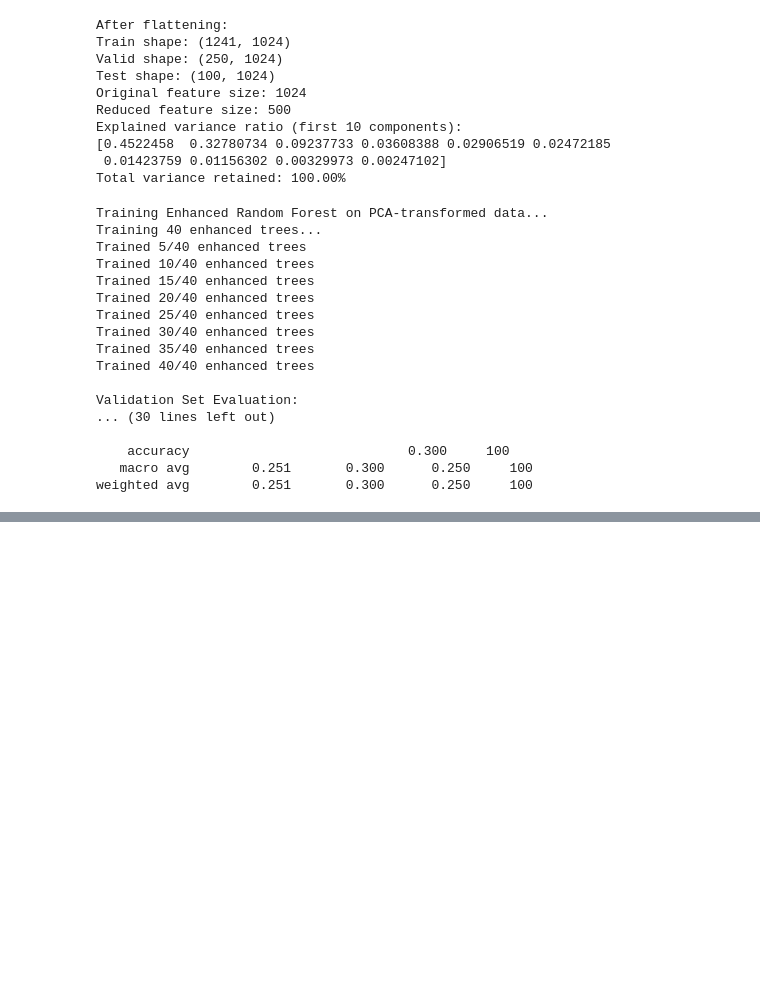
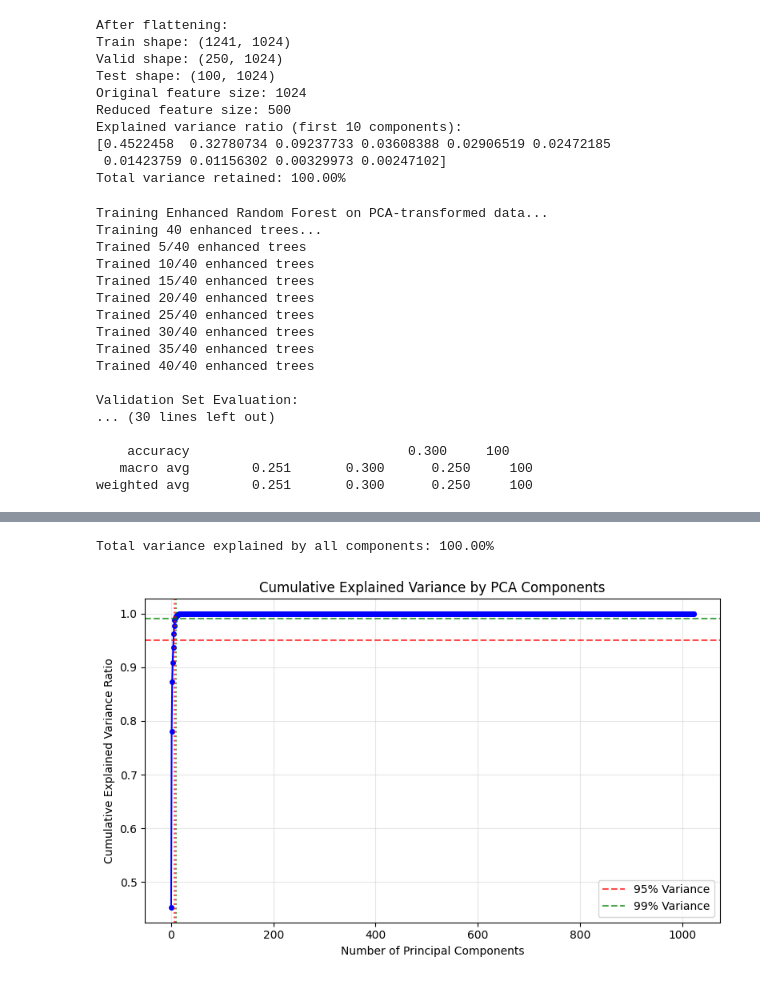
Before and after one commit to thirumagalmeena/Marine-Vision, a Jupyter notebook: random_forest.ipynb, the cells around one changed output, grey strips where cells are left out. Drawn from its saved outputs; the diff is of its cells as text; code cells hidden in the pictures; blank space fills up the shorter version.

```diff
--- a/random_forest.ipynb
+++ b/random_forest.ipynb
@@ -1112,0 +1404,74 @@ Total variance retained with 500 components: 100.00%
+# %%
+import numpy as np
+import matplotlib.pyplot as plt
+
+# -----------------------------
+# Manual PCA Implementation for Variance Calculation
+# -----------------------------
+def manual_pca_variance(X):
+    """
+    Manual PCA implementation to calculate explained variance ratio
+    """
+    # Center the data
+    X_mean = np.mean(X, axis=0)
+    X_centered = X - X_mean
+
+    # Use SVD
+    U, S, Vt = np.linalg.svd(X_centered, full_matrices=False)
+
+    # Explained variance calculation
+    n_samples = X.shape[0]
+    explained_variance = (S ** 2) / (n_samples - 1)
+    total_var = np.sum(np.var(X_centered, axis=0, ddof=1))
+    explained_variance_ratio = explained_variance / total_var
+
+    return explained_variance_ratio
+
+# -----------------------------
+# Calculate explained variance ratio
+# -----------------------------
+explained_variance_ratio = manual_pca_variance(X_train)  # Use your original training data
+cumulative_variance = np.cumsum(explained_variance_ratio)
+
+print(f"Total variance explained by all components: {cumulative_variance[-1]*100:.2f}%")
+
+# -----------------------------
+# Plot cumulative explained variance
+# -----------------------------
+plt.figure(figsize=(8, 5))
+plt.plot(cumulative_variance, marker='o', linestyle='-', color='blue', markersize=4)
+plt.title('Cumulative Explained Variance by PCA Components')
+plt.xlabel('Number of Principal Components')
+plt.ylabel('Cumulative Explained Variance Ratio')
+plt.grid(True, alpha=0.3)
+
+# Add some annotations
+plt.axhline(y=0.95, color='red', linestyle='--', alpha=0.7, label='95% Variance')
+plt.axhline(y=0.99, color='green', linestyle='--', alpha=0.7, label='99% Variance')
+
+# Find where 95% and 99% variance is achieved
+components_95 = np.argmax(cumulative_variance >= 0.95) + 1
+components_99 = np.argmax(cumulative_variance >= 0.99) + 1
+
+plt.axvline(x=components_95, color='red', linestyle=':', alpha=0.7)
+plt.axvline(x=components_99, color='green', linestyle=':', alpha=0.7)
+
+plt.legend()
+plt.tight_layout()
+plt.show()
+
+# -----------------------------
+# Print variance information
+# -----------------------------
+print(f"Components needed for 95% variance: {components_95}")
+print(f"Components needed for 99% variance: {components_99}")
+
+# Show variance at some key points
+key_points = [1, 5, 10, 20, 50, 100, 200, 500]
+print("\nCumulative variance at key points:")
+for point in key_points:
+    if point <= len(cumulative_variance):
+        print(f"  {point:3d} components: {cumulative_variance[point-1]*100:6.2f}%")
+# %% [output]
+Total variance explained by all components: 100.00%
+[figure, added]
```
Also changed, not shown: parts of 7 cells of this notebook.
